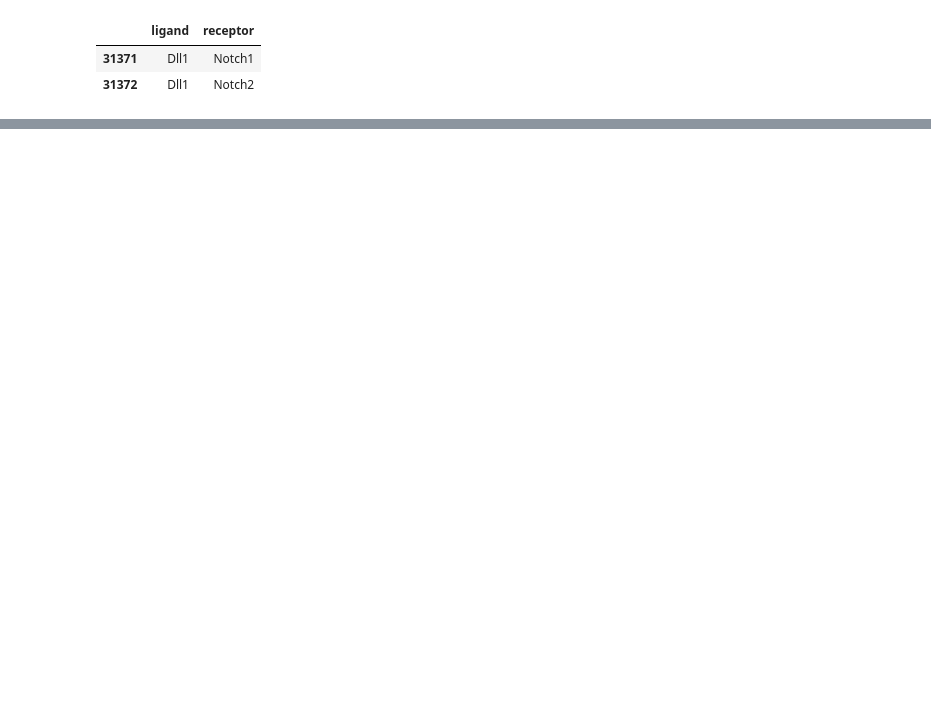
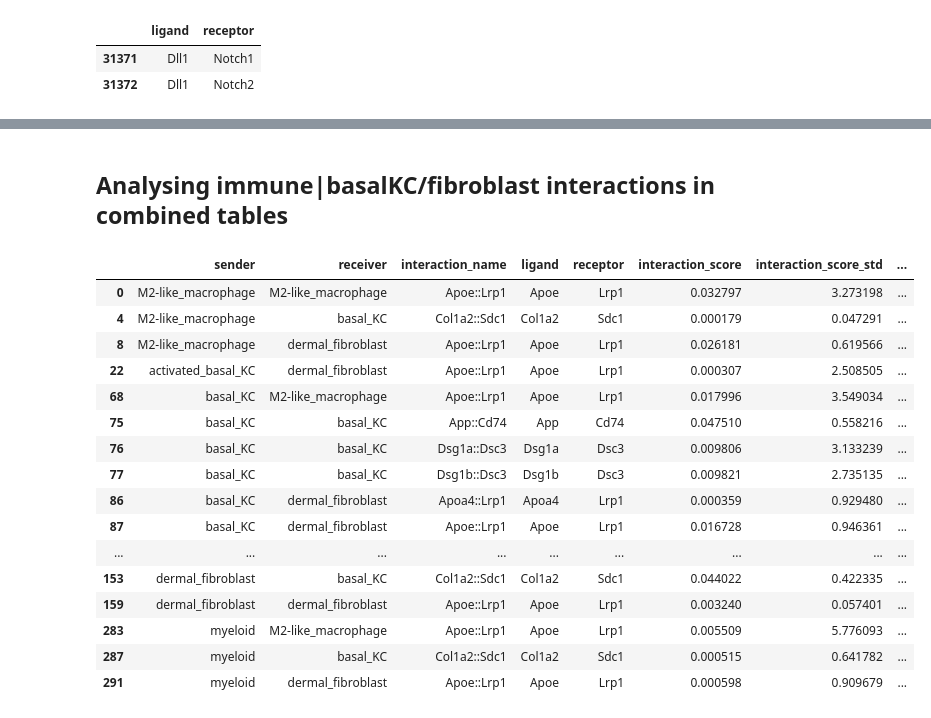
Before and after one commit to DominicBuxton/iMSC_Xenium_Phenocycler_Analysis, a Jupyter notebook: SpatialData_Analysis/receptor_ligand_analysis.ipynb, the cells around one changed output, grey strips where cells are left out. Saved outputs shown, nothing was run; the diff lists cells and outputs as text; code cells hidden in the pictures; blank space fills up the shorter version.

```diff
--- a/SpatialData_Analysis/receptor_ligand_analysis.ipynb
+++ b/SpatialData_Analysis/receptor_ligand_analysis.ipynb
@@ -227,0 +352,13 @@ for name, adata in replicates.items():
+# %%
+#read results
+from pathlib import Path
+import pandas as pd
+
+results_path = Path(r"D:\Dom\Psoriasis project\4th year data\Second Round Data\Xenium outputs - second round\Resegmented Xenium Outputs\LARIS_results")
+
+celltype_dfs = {}
+
+for file in results_path.glob("*celltype_Res.csv"):
+    celltype_dfs[file.stem.removesuffix('celltype_Res')] = pd.read_csv(file, index_col = 0)
+
+len(celltype_dfs)
@@ -227,0 +512,9 @@ for name, adata in replicates.items():
+# %%
+#save the results
+results_path = Path(r"D:\Dom\Psoriasis project\4th year data\Second Round Data\Xenium outputs - second round\Resegmented Xenium Outputs\LARIS_results\combined_tables")
+
+for name, df in condition_dfs.items():
+    path = results_path / (name + ".csv")
+    df.to_csv(path)
+# %% [markdown]
+## Analysing immune|basalKC/fibroblast interactions in combined tables
@@ -227,0 +531,8 @@ for name, adata in replicates.items():
+# %%
+interactions_of_interest = {}
+
+for name, df in condition_dfs.items():
+    df = df[((df['sender'] == 'myeloid') | (df['sender'] == 'M2-like_macrophage') | (df['sender'] == 'dermal_fibroblast') | (df['sender'] == 'basal_KC') | (df['sender'] == 'activated_basal_KC')) &
+            ((df['receiver'] == 'myeloid') | (df['receiver'] == 'M2-like_macrophage') | (df['receiver'] == 'dermal_fibroblast') | (df['receiver'] == 'basal_KC') | (df['receiver'] == 'activated_basal_KC'))]
+
+    interactions_of_interest[name] = df
@@ -227,0 +546,20 @@ for name, adata in replicates.items():
+# %%
+interactions_of_interest['Ctrl_F']
+# %% [output]
+|  | sender | receiver | interaction_name | ligand | receptor | interaction_score | interaction_score_std | ... |
+| 0 | M2-like_macrophage | M2-like_macrophage | Apoe::Lrp1 | Apoe | Lrp1 | 0.032797 | 3.273198 | ... |
+| 4 | M2-like_macrophage | basal_KC | Col1a2::Sdc1 | Col1a2 | Sdc1 | 0.000179 | 0.047291 | ... |
+| 8 | M2-like_macrophage | dermal_fibroblast | Apoe::Lrp1 | Apoe | Lrp1 | 0.026181 | 0.619566 | ... |
+| 22 | activated_basal_KC | dermal_fibroblast | Apoe::Lrp1 | Apoe | Lrp1 | 0.000307 | 2.508505 | ... |
+| 68 | basal_KC | M2-like_macrophage | Apoe::Lrp1 | Apoe | Lrp1 | 0.017996 | 3.549034 | ... |
+| 75 | basal_KC | basal_KC | App::Cd74 | App | Cd74 | 0.047510 | 0.558216 | ... |
+| 76 | basal_KC | basal_KC | Dsg1a::Dsc3 | Dsg1a | Dsc3 | 0.009806 | 3.133239 | ... |
+| 77 | basal_KC | basal_KC | Dsg1b::Dsc3 | Dsg1b | Dsc3 | 0.009821 | 2.735135 | ... |
+| 86 | basal_KC | dermal_fibroblast | Apoa4::Lrp1 | Apoa4 | Lrp1 | 0.000359 | 0.929480 | ... |
+| 87 | basal_KC | dermal_fibroblast | Apoe::Lrp1 | Apoe | Lrp1 | 0.016728 | 0.946361 | ... |
+| ... | ... | ... | ... | ... | ... | ... | ... | ... |
+| 153 | dermal_fibroblast | basal_KC | Col1a2::Sdc1 | Col1a2 | Sdc1 | 0.044022 | 0.422335 | ... |
+| 159 | dermal_fibroblast | dermal_fibroblast | Apoe::Lrp1 | Apoe | Lrp1 | 0.003240 | 0.057401 | ... |
+| 283 | myeloid | M2-like_macrophage | Apoe::Lrp1 | Apoe | Lrp1 | 0.005509 | 5.776093 | ... |
+| 287 | myeloid | basal_KC | Col1a2::Sdc1 | Col1a2 | Sdc1 | 0.000515 | 0.641782 | ... |
+| 291 | myeloid | dermal_fibroblast | Apoe::Lrp1 | Apoe | Lrp1 | 0.000598 | 0.909679 | ... |
```
Also changed, not shown: parts of 23 cells of this notebook, 2 other files.
